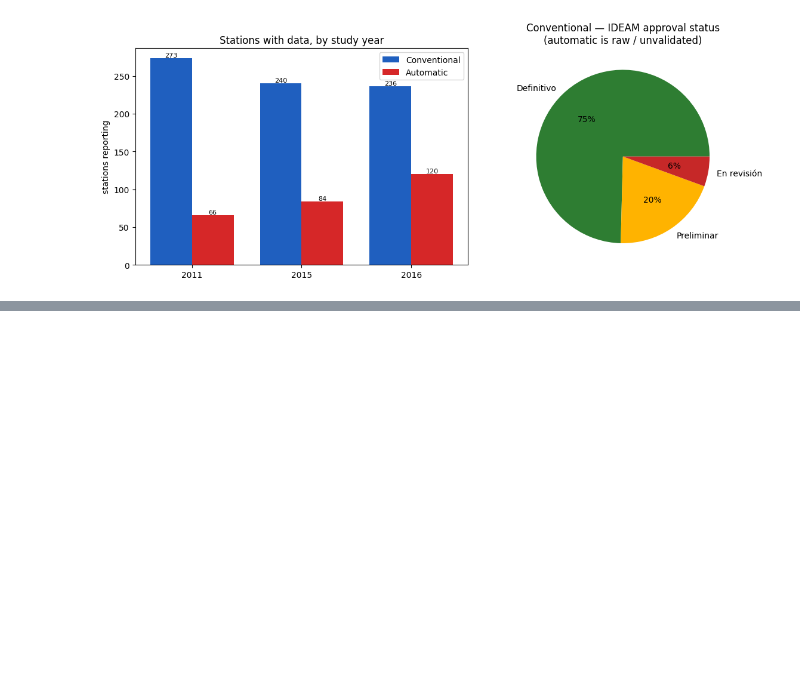
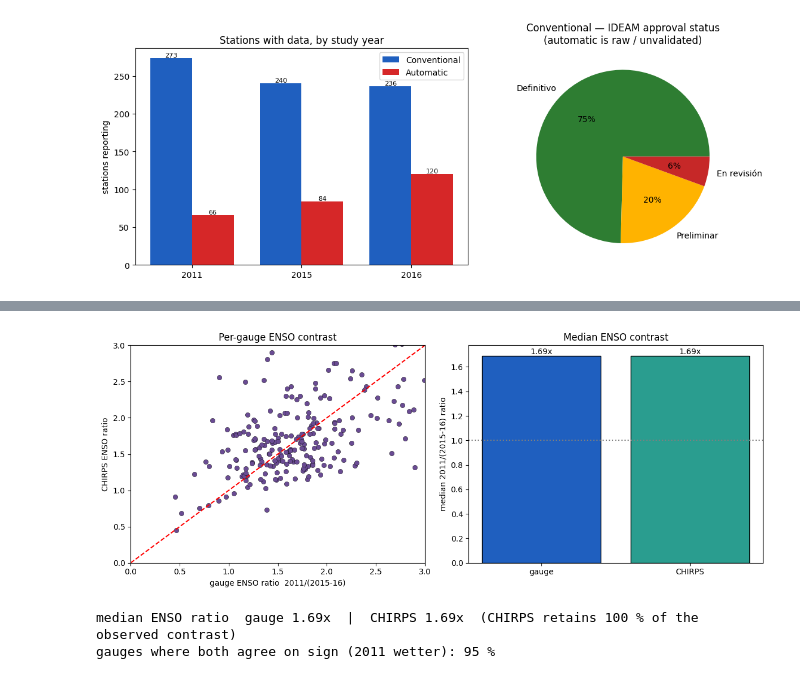
Before and after one commit to AYmANTwill/magdalena-mgb-sed, a Jupyter notebook: notebooks/10_rainfall_dataset_comparison.ipynb, the cells around one changed output, grey strips where cells are left out. Drawn from its saved outputs; the diff is of its cells as text; code cells hidden in the pictures; blank space fills up the shorter version.

```diff
--- a/notebooks/10_rainfall_dataset_comparison.ipynb
+++ b/notebooks/10_rainfall_dataset_comparison.ipynb
@@ -186,0 +291,31 @@ minibacia to produce the daily rainfall that drives the MGB water balance.
+# %%
+pv = pair.copy(); pv['yr'] = pv.date.dt.year
+grp = pv.groupby(['code', 'yr'])[['precip_mm', 'chirps_mm']].sum().reset_index()
+w  = grp[grp.yr == 2011].set_index('code')
+d  = grp[grp.yr.isin([2015, 2016])].groupby('code')[['precip_mm', 'chirps_mm']].mean()
+j  = w.join(d, lsuffix='_11', rsuffix='_56', how='inner')
+j  = j[(j.precip_mm_56 > 0) & (j.chirps_mm_56 > 0)]
+rg = (j.precip_mm_11 / j.precip_mm_56).median()
+rc = (j.chirps_mm_11 / j.chirps_mm_56).median()
+
+fig, ax = plt.subplots(1, 2, figsize=(12, 4.8))
+ax[0].scatter(j.precip_mm_11/j.precip_mm_56, j.chirps_mm_11/j.chirps_mm_56,
+              s=36, c='#6a4c93', edgecolor='k', lw=.3)
+lim = 3.0; ax[0].plot([0, lim], [0, lim], 'r--'); ax[0].set_xlim(0, lim); ax[0].set_ylim(0, lim)
+ax[0].set_xlabel('gauge ENSO ratio  2011/(2015-16)'); ax[0].set_ylabel('CHIRPS ENSO ratio')
+ax[0].set_title('Per-gauge ENSO contrast')
+ax[1].bar(['gauge', 'CHIRPS'], [rg, rc], color=['#1f5fbf', '#2a9d8f'], edgecolor='k')
+ax[1].axhline(1, color='grey', ls=':'); ax[1].set_ylabel('median 2011/(2015-16) ratio')
+for i, v in enumerate([rg, rc]):
+    ax[1].text(i, v, f'{v:.2f}x', ha='center', va='bottom')
+ax[1].set_title('Median ENSO contrast')
+plt.tight_layout(); plt.show()
+
+print(f'median ENSO ratio  gauge {rg:.2f}x  |  CHIRPS {rc:.2f}x  '
+      f'(CHIRPS retains {100*(rc-1)/(rg-1):.0f} % of the observed contrast)')
+print(f'gauges where both agree on sign (2011 wetter): '
+      f'{((j.precip_mm_11>j.precip_mm_56)==(j.chirps_mm_11>j.chirps_mm_56)).mean()*100:.0f} %')
+# %% [output]
+[figure, added]
+median ENSO ratio  gauge 1.69x  |  CHIRPS 1.69x  (CHIRPS retains 100 % of the observed contrast)
+gauges where both agree on sign (2011 wetter): 95 %
```
Also changed, not shown: parts of 7 cells of this notebook, 1 other file.
